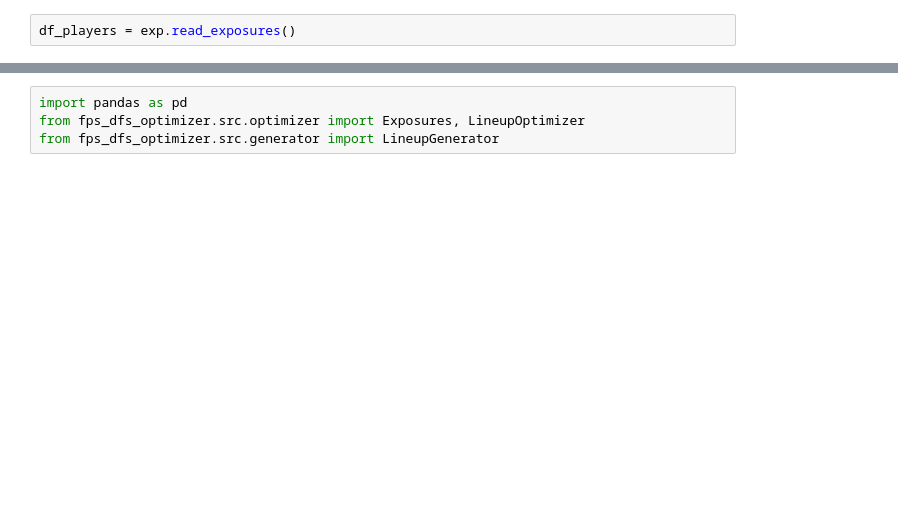
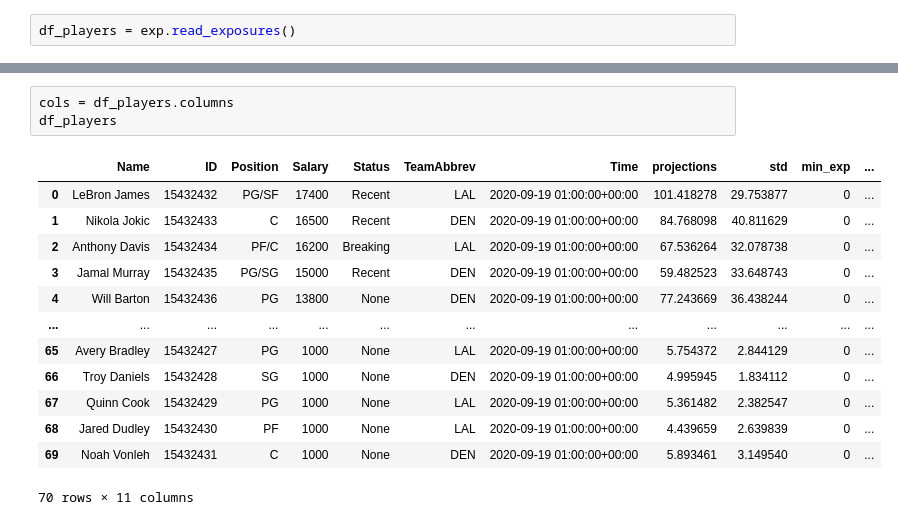
Before and after one commit to firstprinciples/dfs_optimizer, a Jupyter notebook: fps_dfs_optimizer/analyses/test_optimizer.ipynb, the cells around one changed output, grey strips where cells are left out. Saved outputs shown, nothing was run; the diff lists cells and outputs as text; blank space fills up the shorter version.

```diff
--- a/fps_dfs_optimizer/analyses/test_optimizer.ipynb
+++ b/fps_dfs_optimizer/analyses/test_optimizer.ipynb
@@ -52,4 +50,17 @@ df_players
-# %%
-import pandas as pd
-from fps_dfs_optimizer.src.optimizer import Exposures, LineupOptimizer
-from fps_dfs_optimizer.src.generator import LineupGenerator
+# %%
+cols = df_players.columns
+df_players
+# %% [output]
+|  | Name | ID | Position | Salary | Status | TeamAbbrev | Time | projections | std | min_exp | ... |
+| 0 | LeBron James | 15432432 | PG/SF | 17400 | Recent | LAL | 2020-09-19 01:00:00+00:00 | 101.418278 | 29.753877 | 0 | ... |
+| 1 | Nikola Jokic | 15432433 | C | 16500 | Recent | DEN | 2020-09-19 01:00:00+00:00 | 84.768098 | 40.811629 | 0 | ... |
+| 2 | Anthony Davis | 15432434 | PF/C | 16200 | Breaking | LAL | 2020-09-19 01:00:00+00:00 | 67.536264 | 32.078738 | 0 | ... |
+| 3 | Jamal Murray | 15432435 | PG/SG | 15000 | Recent | DEN | 2020-09-19 01:00:00+00:00 | 59.482523 | 33.648743 | 0 | ... |
+| 4 | Will Barton | 15432436 | PG | 13800 | None | DEN | 2020-09-19 01:00:00+00:00 | 77.243669 | 36.438244 | 0 | ... |
+| ... | ... | ... | ... | ... | ... | ... | ... | ... | ... | ... | ... |
+| 65 | Avery Bradley | 15432427 | PG | 1000 | None | LAL | 2020-09-19 01:00:00+00:00 | 5.754372 | 2.844129 | 0 | ... |
+| 66 | Troy Daniels | 15432428 | SG | 1000 | None | DEN | 2020-09-19 01:00:00+00:00 | 4.995945 | 1.834112 | 0 | ... |
+| 67 | Quinn Cook | 15432429 | PG | 1000 | None | LAL | 2020-09-19 01:00:00+00:00 | 5.361482 | 2.382547 | 0 | ... |
+| 68 | Jared Dudley | 15432430 | PF | 1000 | None | LAL | 2020-09-19 01:00:00+00:00 | 4.439659 | 2.639839 | 0 | ... |
+| 69 | Noah Vonleh | 15432431 | C | 1000 | None | DEN | 2020-09-19 01:00:00+00:00 | 5.893461 | 3.149540 | 0 | ... |
+70 rows × 11 columns
```
Also changed, not shown: parts of 46 cells of this notebook, 16 other files.
